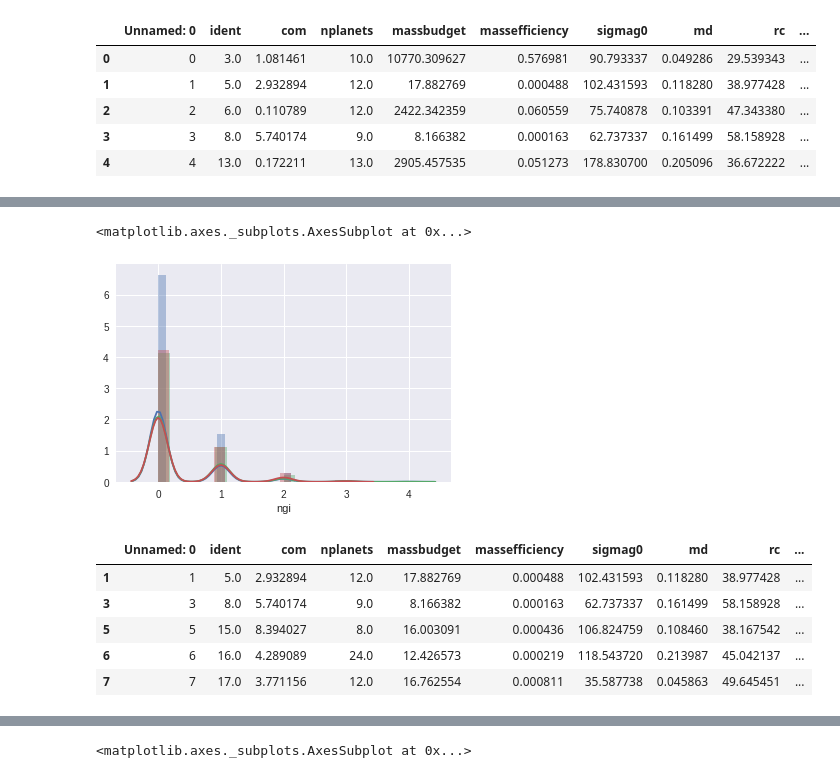
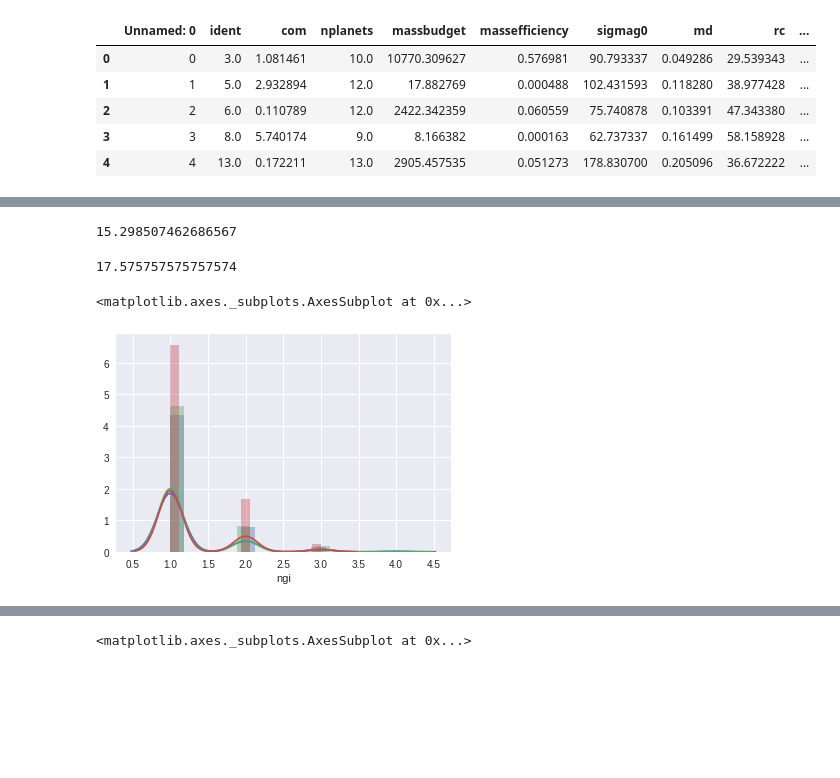
Before and after one commit to saint-germain/population_synthesis, a Jupyter notebook: tools/separate_stats.ipynb, the cells around one changed output, grey strips where cells are left out. Saved outputs shown, nothing was run; the diff lists cells and outputs as text; code cells hidden in the pictures; blank space fills up the shorter version.

```diff
--- a/tools/separate_stats.ipynb
+++ b/tools/separate_stats.ipynb
@@ -55,17 +100,18 @@ ax=sns.jointplot(x="ngi", y="massefficiency", data=dhg,kind="kde",stat_func=None
+# %%
+# 15% more systems w giant planets in perturbed case
+100*(dh.gia.sum()-dn.gia.sum())/dn.gia.sum()
+# %% [output]
+15.298507462686567
+# %%
+# 18% more giant planets in perturbed case
+100*(dh.ngi.sum()-dn.ngi.sum())/dn.ngi.sum()
+# %% [output]
+17.575757575757574
 # %%
-# less giant planets if there are perturbations, but distribution does not change
-sns.distplot(dn.ngi)
-sns.distplot(dl.ngi)
-sns.distplot(dh.ngi)
+# more giant planets if there are perturbations
+sns.distplot(dng.ngi)
+sns.distplot(dlg.ngi)
+sns.distplot(dhg.ngi)
 # %% [output]
 <matplotlib.axes._subplots.AxesSubplot at 0x...>
-[figure, old version]
+[figure, new version]
-# %%
-dnt.head()
-# %% [output]
-|  | Unnamed: 0 | ident | com | nplanets | massbudget | massefficiency | sigmag0 | md | rc | ... |
-| 1 | 1 | 5.0 | 2.932894 | 12.0 | 17.882769 | 0.000488 | 102.431593 | 0.118280 | 38.977428 | ... |
-| 3 | 3 | 8.0 | 5.740174 | 9.0 | 8.166382 | 0.000163 | 62.737337 | 0.161499 | 58.158928 | ... |
-| 5 | 5 | 15.0 | 8.394027 | 8.0 | 16.003091 | 0.000436 | 106.824759 | 0.108460 | 38.167542 | ... |
-| 6 | 6 | 16.0 | 4.289089 | 24.0 | 12.426573 | 0.000219 | 118.543720 | 0.213987 | 45.042137 | ... |
-| 7 | 7 | 17.0 | 3.771156 | 12.0 | 16.762554 | 0.000811 | 35.587738 | 0.045863 | 49.645451 | ... |
```
Also changed, not shown: parts of 25 cells of this notebook.
